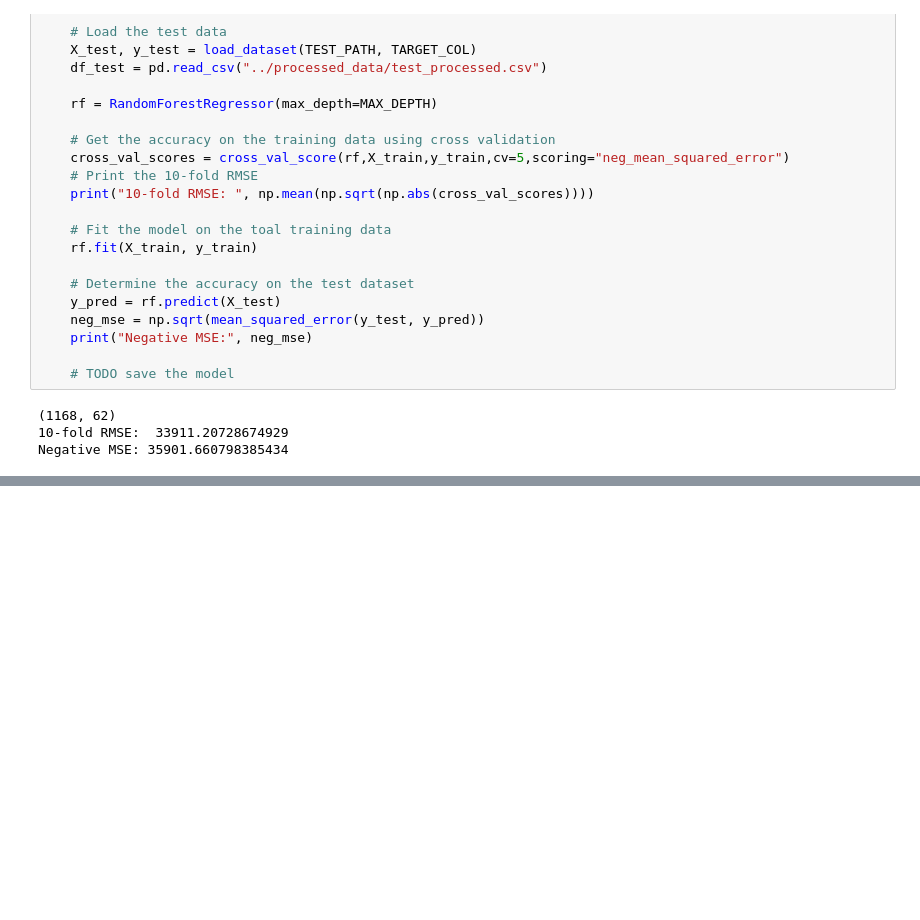
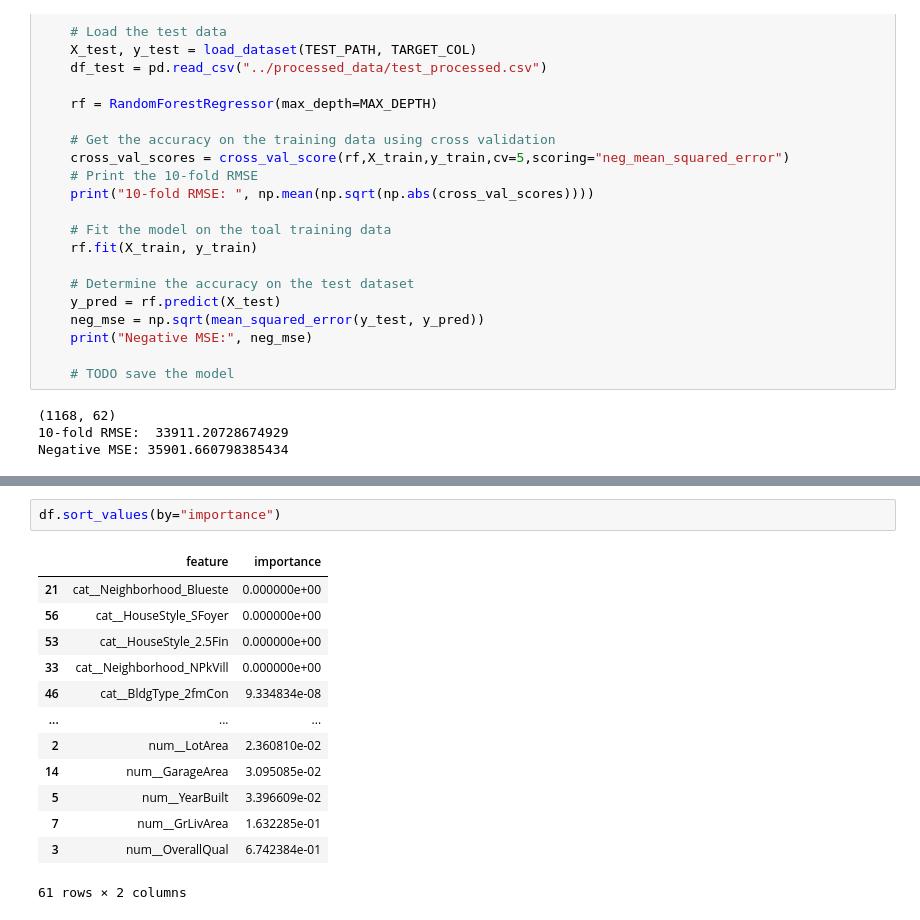
Before and after one commit to longtongster/ml-project-template, a Jupyter notebook: notebooks/test-notebook.ipynb, the cells around one changed output, grey strips where cells are left out. Saved outputs shown, nothing was run; the diff lists cells and outputs as text; blank space fills up the shorter version.

```diff
--- a/notebooks/test-notebook.ipynb
+++ b/notebooks/test-notebook.ipynb
@@ -95,0 +146,16 @@ Negative MSE: 35901.660798385434
+# %%
+df.sort_values(by="importance")
+# %% [output]
+|  | feature | importance |
+| 21 | cat__Neighborhood_Blueste | 0.000000e+00 |
+| 56 | cat__HouseStyle_SFoyer | 0.000000e+00 |
+| 53 | cat__HouseStyle_2.5Fin | 0.000000e+00 |
+| 33 | cat__Neighborhood_NPkVill | 0.000000e+00 |
+| 46 | cat__BldgType_2fmCon | 9.334834e-08 |
+| ... | ... | ... |
+| 2 | num__LotArea | 2.360810e-02 |
+| 14 | num__GarageArea | 3.095085e-02 |
+| 5 | num__YearBuilt | 3.396609e-02 |
+| 7 | num__GrLivArea | 1.632285e-01 |
+| 3 | num__OverallQual | 6.742384e-01 |
+61 rows × 2 columns
```
Also changed, not shown: parts of 3 cells of this notebook, 6 other files.
